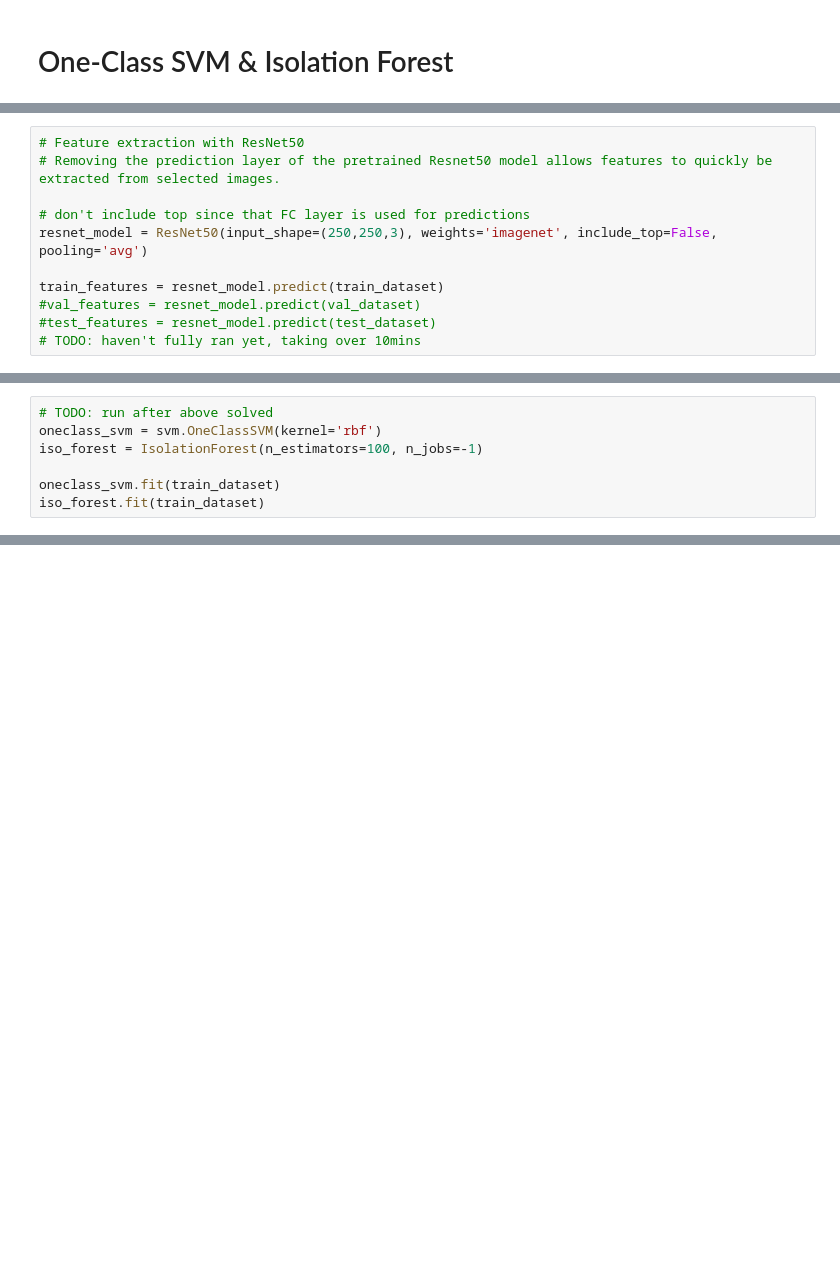
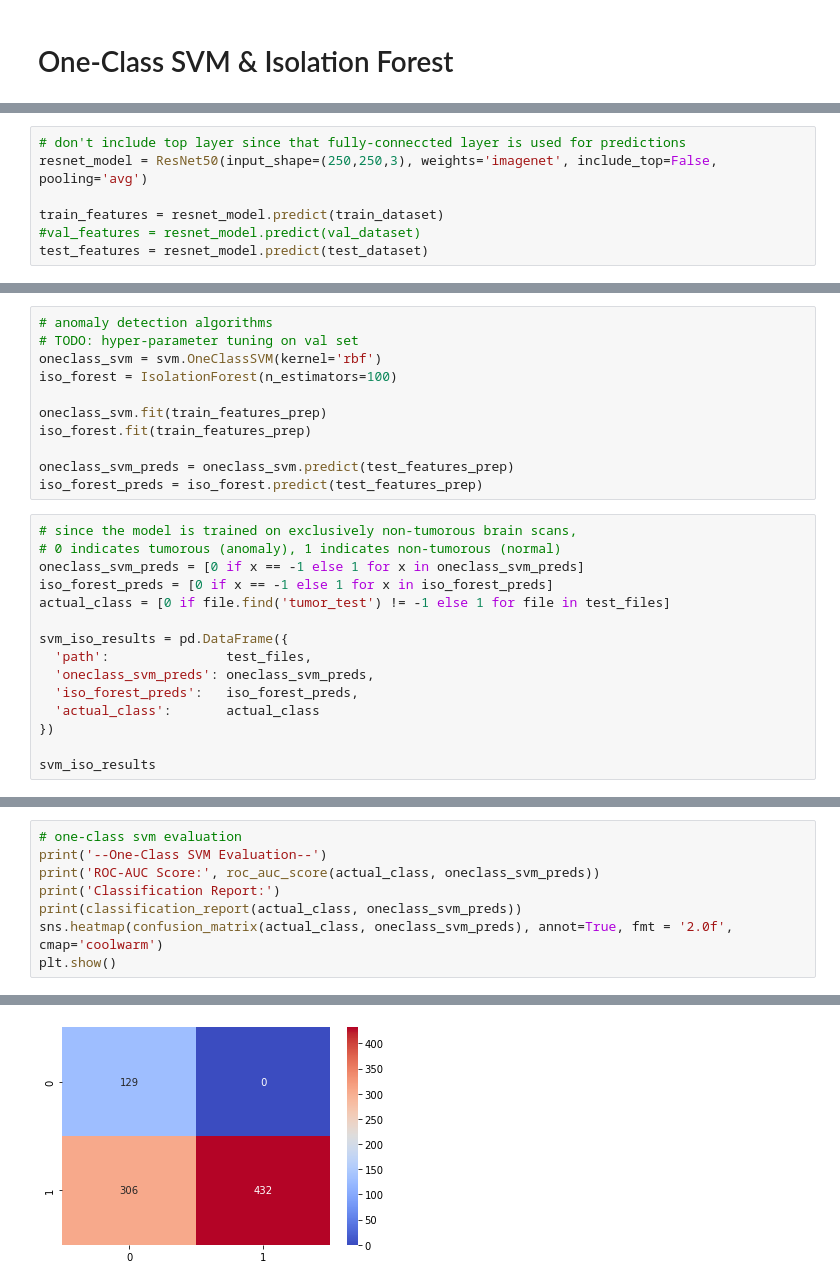
Before and after one commit to nsuttora/Anomaly-Detection-Numerical-LinAlg-for-Big-Data, a Jupyter notebook: oneclass-svm_&_isoforest.ipynb, the cells around one changed output, grey strips where cells are left out. Saved outputs shown, nothing was run; the diff lists cells and outputs as text; blank space fills up the shorter version.

Commit message:
baseline one-class svm & isolation forest

```diff
--- a/oneclass-svm_&_isoforest.ipynb
+++ b/oneclass-svm_&_isoforest.ipynb
@@ -82,11 +92,7 @@ use those vectors as input to a one-class SVM
 # %%
-# Feature extraction with ResNet50
-# Removing the prediction layer of the pretrained Resnet50 model allows features to quickly be extracted from selected images.
-
-# don't include top since that FC layer is used for predictions
+# don't include top layer since that fully-conneccted layer is used for predictions
 resnet_model = ResNet50(input_shape=(250,250,3), weights='imagenet', include_top=False, pooling='avg')
 
 train_features = resnet_model.predict(train_dataset)
 #val_features = resnet_model.predict(val_dataset)
-#test_features = resnet_model.predict(test_dataset)
-# TODO: haven't fully ran yet, taking over 10mins
+test_features = resnet_model.predict(test_dataset)
@@ -93,7 +121,26 @@ train_features = resnet_model.predict(train_dataset)
 # %%
-# TODO: run after above solved
+# anomaly detection algorithms
+# TODO: hyper-parameter tuning on val set
 oneclass_svm = svm.OneClassSVM(kernel='rbf')
-iso_forest = IsolationForest(n_estimators=100, n_jobs=-1)
+iso_forest = IsolationForest(n_estimators=100)
 
-oneclass_svm.fit(train_dataset)
-iso_forest.fit(train_dataset)
+oneclass_svm.fit(train_features_prep)
+iso_forest.fit(train_features_prep)
+
+oneclass_svm_preds = oneclass_svm.predict(test_features_prep)
+iso_forest_preds = iso_forest.predict(test_features_prep)
+# %%
+# since the model is trained on exclusively non-tumorous brain scans,
+# 0 indicates tumorous (anomaly), 1 indicates non-tumorous (normal)
+oneclass_svm_preds = [0 if x == -1 else 1 for x in oneclass_svm_preds]
+iso_forest_preds = [0 if x == -1 else 1 for x in iso_forest_preds]
+actual_class = [0 if file.find('tumor_test') != -1 else 1 for file in test_files]
+
+svm_iso_results = pd.DataFrame({
+  'path':               test_files,
+  'oneclass_svm_preds': oneclass_svm_preds,
+  'iso_forest_preds':   iso_forest_preds,
+  'actual_class':       actual_class
+})
+
+svm_iso_results
@@ -99,0 +161,9 @@ iso_forest.fit(train_dataset)
+# %%
+# one-class svm evaluation
+print('--One-Class SVM Evaluation--')
+print('ROC-AUC Score:', roc_auc_score(actual_class, oneclass_svm_preds))
+print('Classification Report:')
+print(classification_report(actual_class, oneclass_svm_preds))
+sns.heatmap(confusion_matrix(actual_class, oneclass_svm_preds), annot=True, fmt = '2.0f', cmap='coolwarm')
+plt.show()
+# %% [output]
@@ -99,0 +181 @@ iso_forest.fit(train_dataset)
+[figure, added]
```
Also changed, not shown: parts of 15 cells of this notebook.
